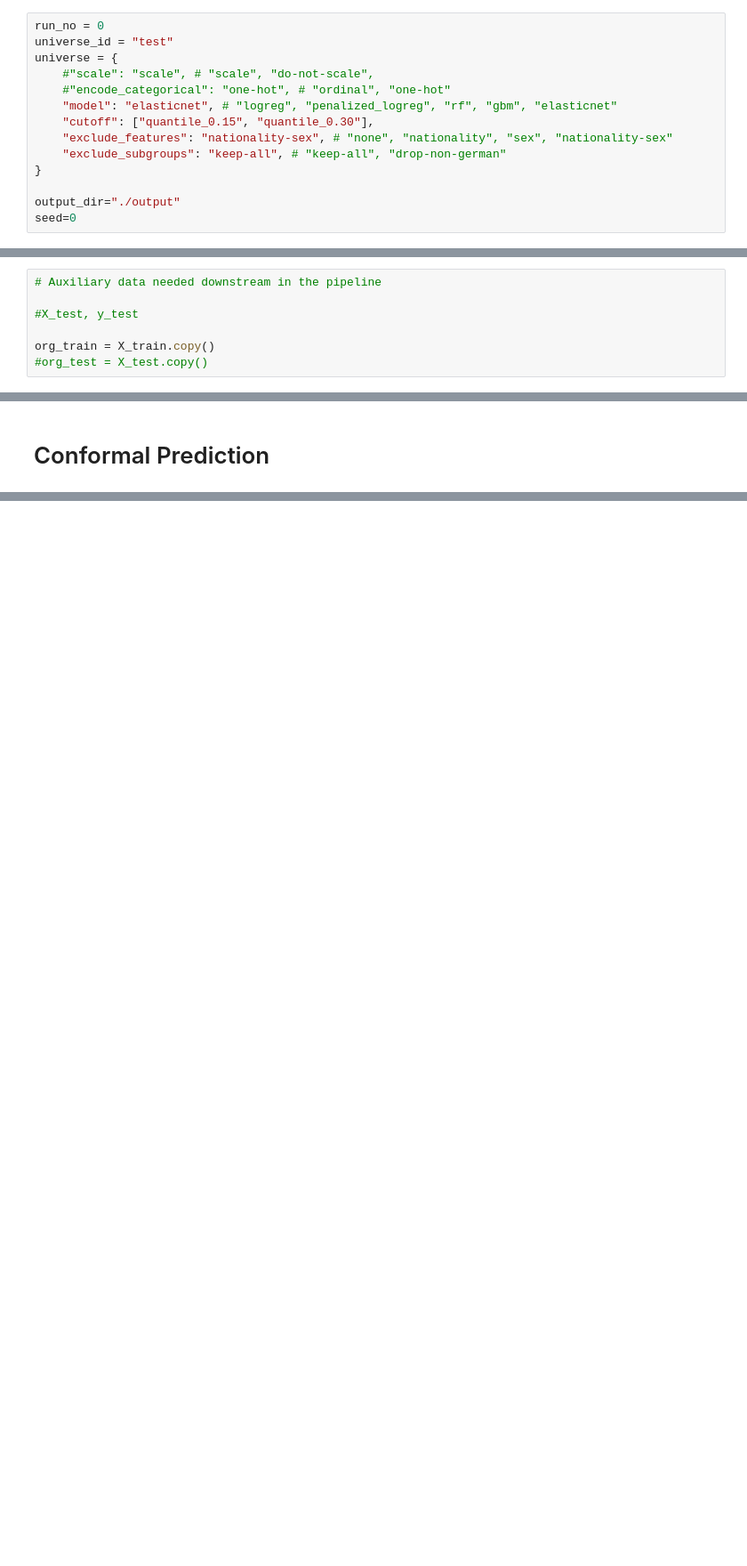
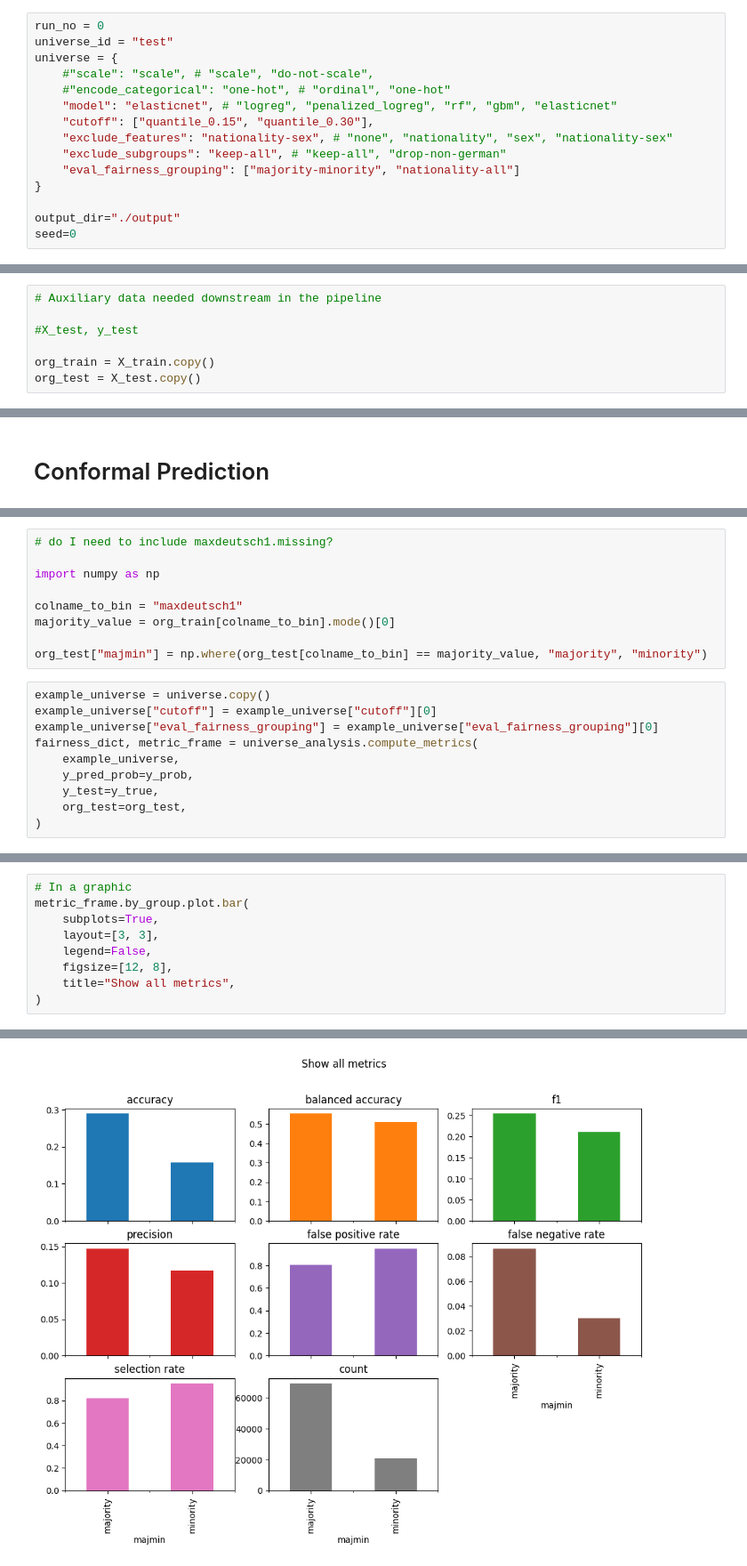
Before and after one commit to jsbroden/CMA_Fairness_v2, a Jupyter notebook: universe_analysis.ipynb, the cells around one changed output, grey strips where cells are left out. Shown at 89% size. Cells and saved outputs as stored; diff of their text form; blank space fills up the shorter version.

```diff
--- a/universe_analysis.ipynb
+++ b/universe_analysis.ipynb
@@ -12,6 +12,7 @@ universe = {
     "cutoff": ["quantile_0.15", "quantile_0.30"],
     "exclude_features": "nationality-sex", # "none", "nationality", "sex", "nationality-sex"
     "exclude_subgroups": "keep-all", # "keep-all", "drop-non-german"
+    "eval_fairness_grouping": ["majority-minority", "nationality-all"]
 }
 
 output_dir="./output"
@@ -86,7 +87,7 @@ y_true = pd.read_csv("./data/y_test.csv")
 #X_test, y_test
 
 org_train = X_train.copy()
-#org_test = X_test.copy()
+org_test = X_test.copy()
 # %%
 siab
 # %% [markdown]
@@ -206,0 +212,19 @@ elastic net: 0.8714747519785977
+# %%
+# do I need to include maxdeutsch1.missing?
+
+import numpy as np
+
+colname_to_bin = "maxdeutsch1"
+majority_value = org_train[colname_to_bin].mode()[0]
+
+org_test["majmin"] = np.where(org_test[colname_to_bin] == majority_value, "majority", "minority")
+# %%
+example_universe = universe.copy()
+example_universe["cutoff"] = example_universe["cutoff"][0]
+example_universe["eval_fairness_grouping"] = example_universe["eval_fairness_grouping"][0]
+fairness_dict, metric_frame = universe_analysis.compute_metrics(
+    example_universe,
+    y_pred_prob=y_prob,
+    y_test=y_true,
+    org_test=org_test,
+)
@@ -206,0 +262,10 @@ elastic net: 0.8714747519785977
+# %%
+# In a graphic
+metric_frame.by_group.plot.bar(
+    subplots=True,
+    layout=[3, 3],
+    legend=False,
+    figsize=[12, 8],
+    title="Show all metrics",
+)
+# %% [output]
@@ -206,0 +281 @@ elastic net: 0.8714747519785977
+[figure, added]
```
Also changed, not shown: parts of 15 cells of this notebook, 41 other files.
